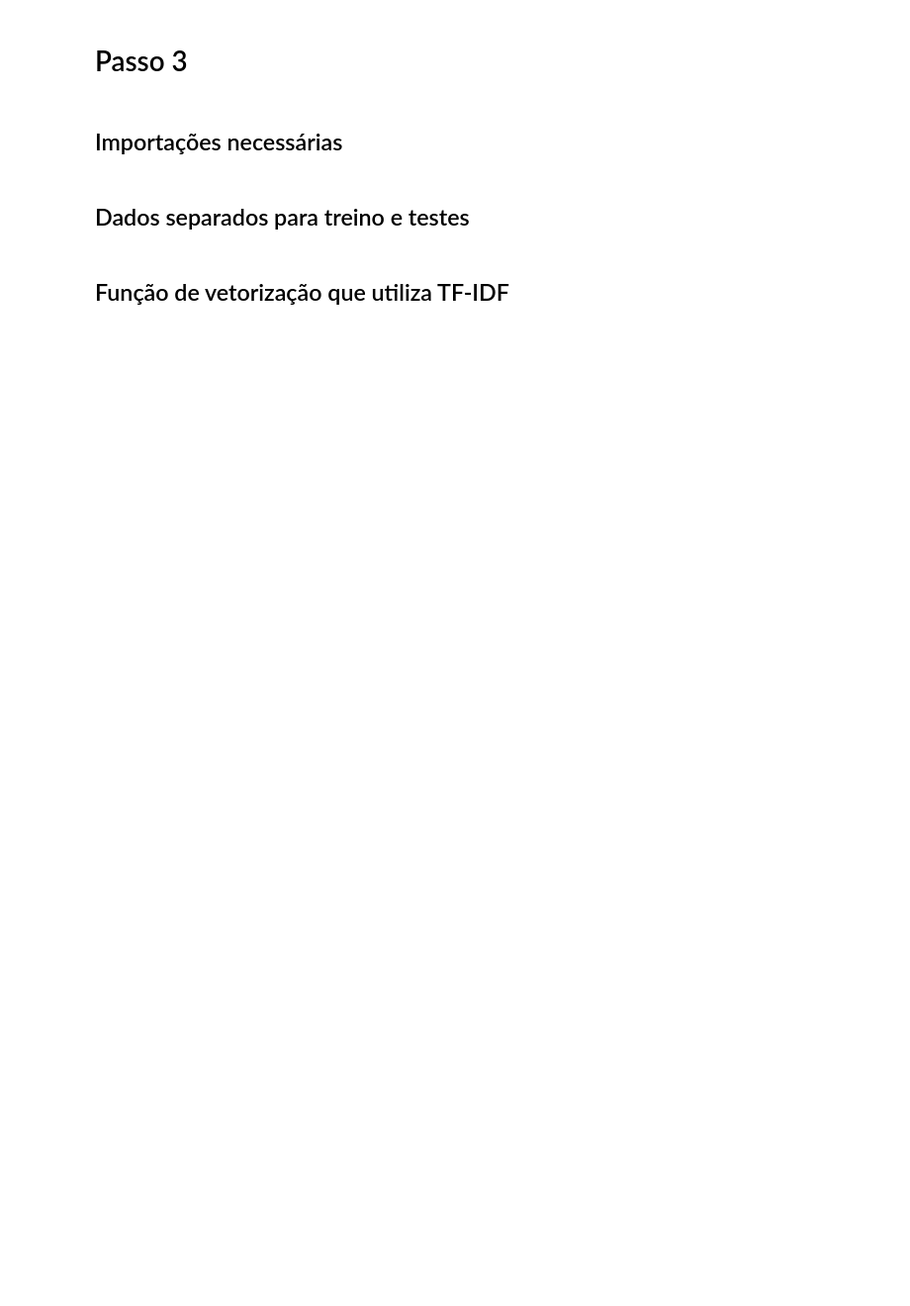
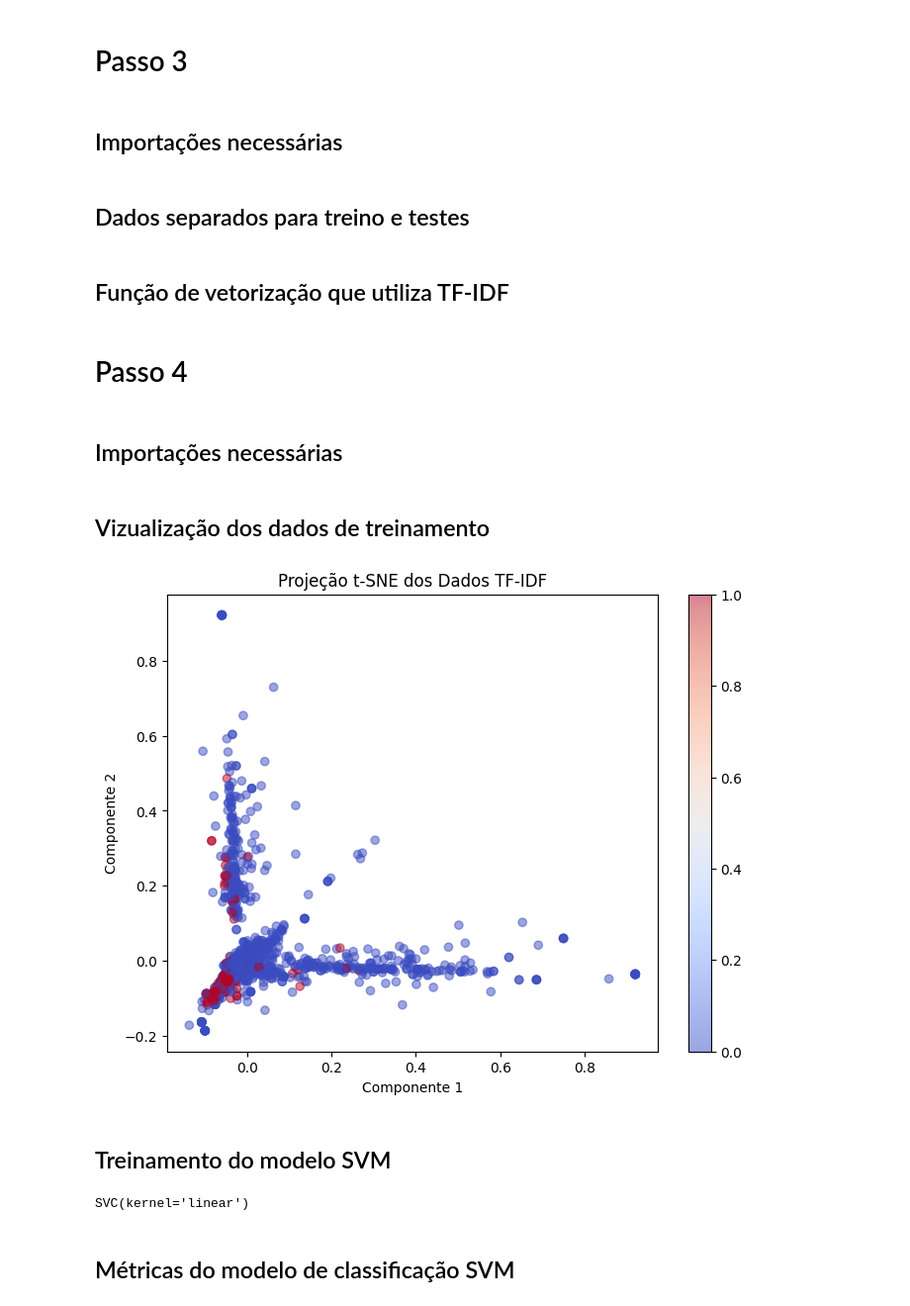
Before and after one commit to lucassvalentim/NLP-Applications, a Jupyter notebook: nlp/exercicio1/exercicio1.ipynb, the cells around one changed output. Shown: that part at 99% size. Cells and saved outputs as stored; diff of their text form; code cells hidden in the pictures; blank space fills up the shorter version.

Commit message:
Passo 4 realizado com o SVM

```diff
--- a/nlp/exercicio1/exercicio1.ipynb
+++ b/nlp/exercicio1/exercicio1.ipynb
@@ -222,3 +234,7 @@ def tfid_vectorize(X_train, X_test):
     return x_train, x_test
 # %%
 vecX_train, vecX_test = tfid_vectorize(X_train, X_test)
+# %% [markdown]
+# Passo 4
+# %% [markdown]
+## Importações necessárias
@@ -224,0 +246,29 @@ vecX_train, vecX_test = tfid_vectorize(X_train, X_test)
+# %% [markdown]
+## Vizualização dos dados de treinamento
+# %%
+'''
+Como o  TF-IDF gera uma representação de alta dimensão,
+foi utilizado a técnica PCA (Principal Component Analysis):
+Reduz as dimensões mantendo a maior variância dos dados e ajuda
+a visualizar a distribuição. Para, portanto, determinar
+se os dados têm uma relação linear ou polinomial
+'''
+pca = PCA(n_components=2)
+vecX_pca = pca.fit_transform(vecX_train.toarray())
+# %%
+plt.figure(figsize=(8, 6))
+plt.scatter(vecX_pca[:, 0], vecX_pca[:, 1], c=y_train, cmap='coolwarm', alpha=0.5)
+plt.title('Projeção t-SNE dos Dados TF-IDF')
+plt.xlabel('Componente 1')
+plt.ylabel('Componente 2')
+plt.colorbar()
+plt.show()
+# %% [output]
+[figure, added]
+# %% [markdown]
+## Treinamento do modelo SVM
+# %%
+model_spam_filtter = svm.SVC(kernel='linear', C=1.0)
+model_spam_filtter.fit(vecX_train, y_train)
+# %% [output]
+SVC(kernel='linear')
@@ -224,0 +283,2 @@ vecX_train, vecX_test = tfid_vectorize(X_train, X_test)
+# %% [markdown]
+## Métricas do modelo de classificação SVM
```
Also changed, not shown: parts of 8 cells of this notebook.
